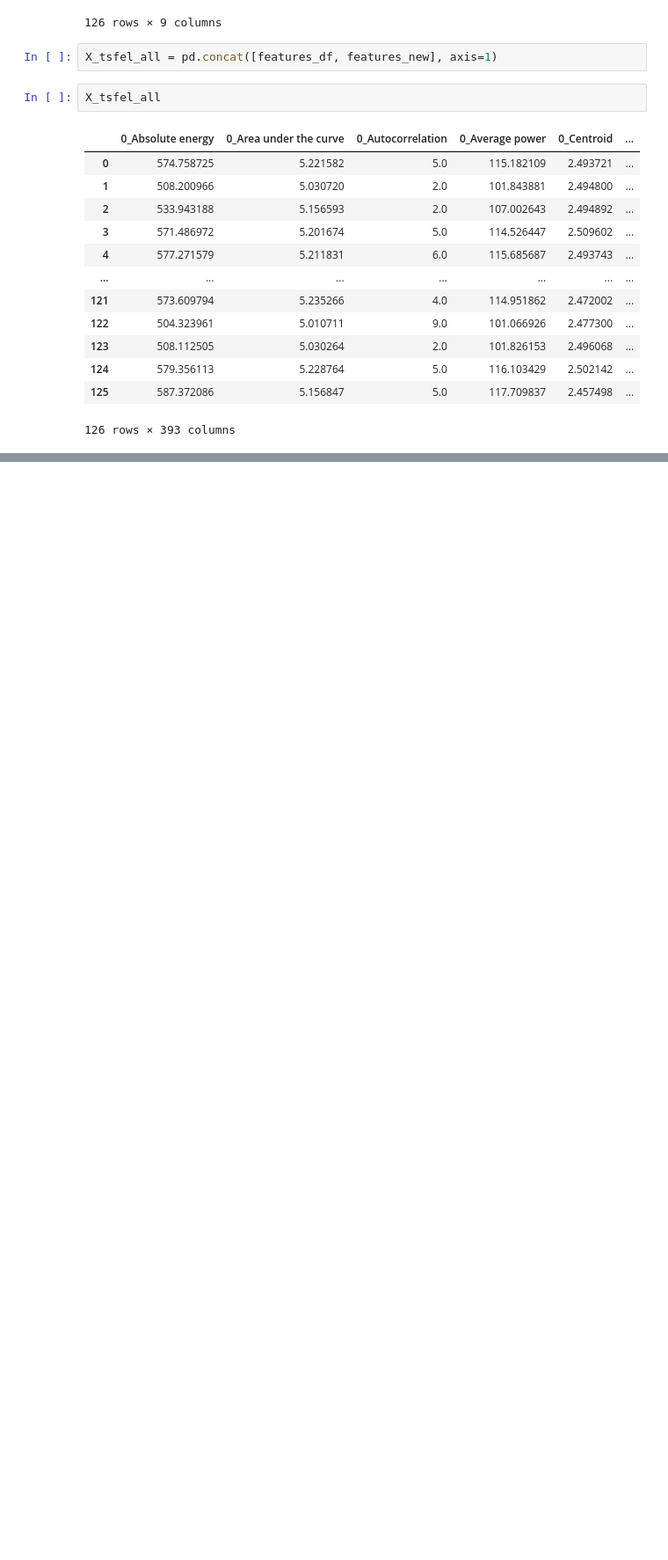
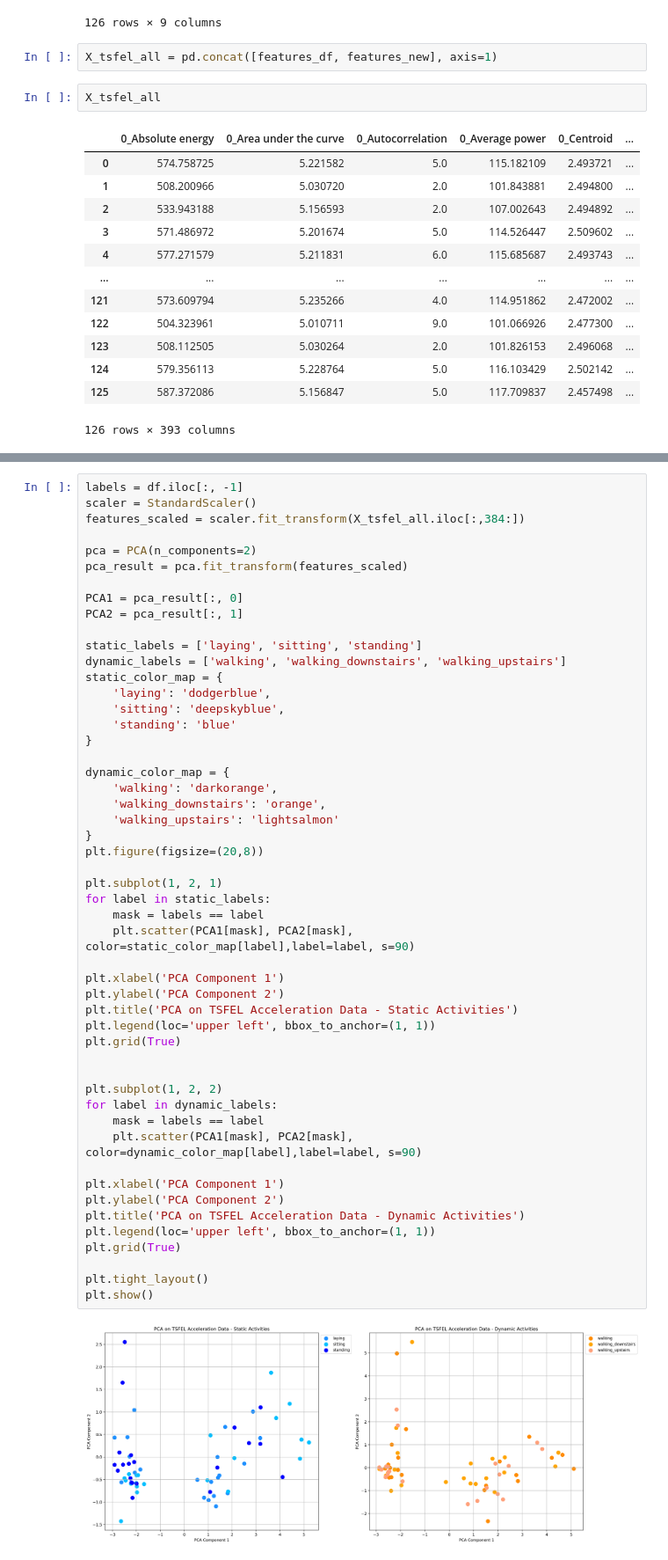
Before and after one commit to MukeshK17/es335-24-fall-assignment-1, a Jupyter notebook: Asst1_Exploratory_Data_Analysis.ipynb, the cells around one changed output, grey strips where cells are left out. Shown at 88% size. Drawn from its saved outputs; the diff is of its cells as text; blank space fills up the shorter version.

```diff
--- a/Asst1_Exploratory_Data_Analysis.ipynb
+++ b/Asst1_Exploratory_Data_Analysis.ipynb
@@ -285 +303,54 @@ X_tsfel_all.iloc[:,384:].to_csv('D:\GITHUB\es335-24-fall-assignment-1/X_tsfel_al
+# %%
+labels = df.iloc[:, -1]
+scaler = StandardScaler()
+features_scaled = scaler.fit_transform(X_tsfel_all.iloc[:,384:])
+
+pca = PCA(n_components=2)
+pca_result = pca.fit_transform(features_scaled)
+
+PCA1 = pca_result[:, 0]
+PCA2 = pca_result[:, 1]
+
+static_labels = ['laying', 'sitting', 'standing']
+dynamic_labels = ['walking', 'walking_downstairs', 'walking_upstairs']
+static_color_map = {
+    'laying': 'dodgerblue',
+    'sitting': 'deepskyblue',
+    'standing': 'blue'
+}
+
+dynamic_color_map = {
+    'walking': 'darkorange',
+    'walking_downstairs': 'orange',
+    'walking_upstairs': 'lightsalmon'
+}
+plt.figure(figsize=(20,8))
+
+plt.subplot(1, 2, 1)
+for label in static_labels:
+    mask = labels == label
+    plt.scatter(PCA1[mask], PCA2[mask], color=static_color_map[label],label=label, s=90)
+
+plt.xlabel('PCA Component 1')
+plt.ylabel('PCA Component 2')
+plt.title('PCA on TSFEL Acceleration Data - Static Activities')
+plt.legend(loc='upper left', bbox_to_anchor=(1, 1))
+plt.grid(True)
+
+
+plt.subplot(1, 2, 2)
+for label in dynamic_labels:
+    mask = labels == label
+    plt.scatter(PCA1[mask], PCA2[mask], color=dynamic_color_map[label],label=label, s=90)
+
+plt.xlabel('PCA Component 1')
+plt.ylabel('PCA Component 2')
+plt.title('PCA on TSFEL Acceleration Data - Dynamic Activities')
+plt.legend(loc='upper left', bbox_to_anchor=(1, 1))
+plt.grid(True)
+
+plt.tight_layout()
+plt.show()
+# %% [output]
+[figure, added]
 # %% [markdown]
```
Also changed, not shown: parts of 22 cells of this notebook, 1 other file.
